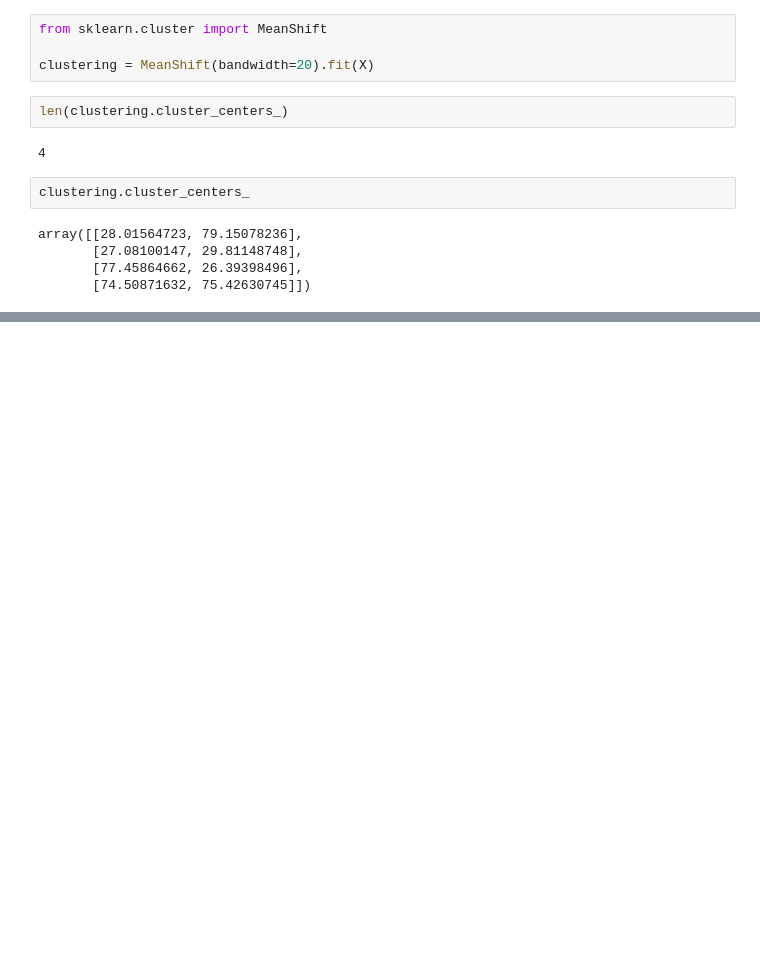
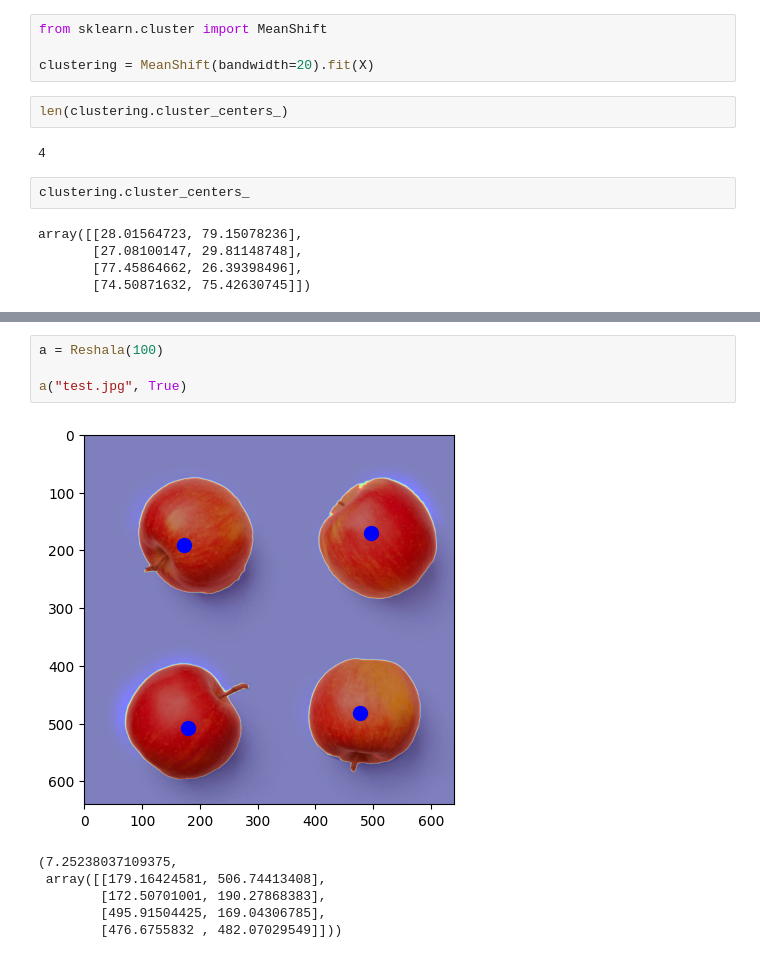
Before and after one commit to frznfrgg/fruit_detection, a Jupyter notebook: size.ipynb, the cells around one changed output, grey strips where cells are left out. Cells and saved outputs as stored; diff of their text form; blank space fills up the shorter version.

```diff
--- a/size.ipynb
+++ b/size.ipynb
@@ -87,0 +173,11 @@ array([[28.01564723, 79.15078236],
+# %%
+a = Reshala(100)
+
+a("test.jpg", True)
+# %% [output]
+[figure, added]
+(7.25238037109375,
+ array([[179.16424581, 506.74413408],
+        [172.50701001, 190.27868383],
+        [495.91504425, 169.04306785],
+        [476.6755832 , 482.07029549]]))
```
Also changed, not shown: parts of 2 cells of this notebook.
